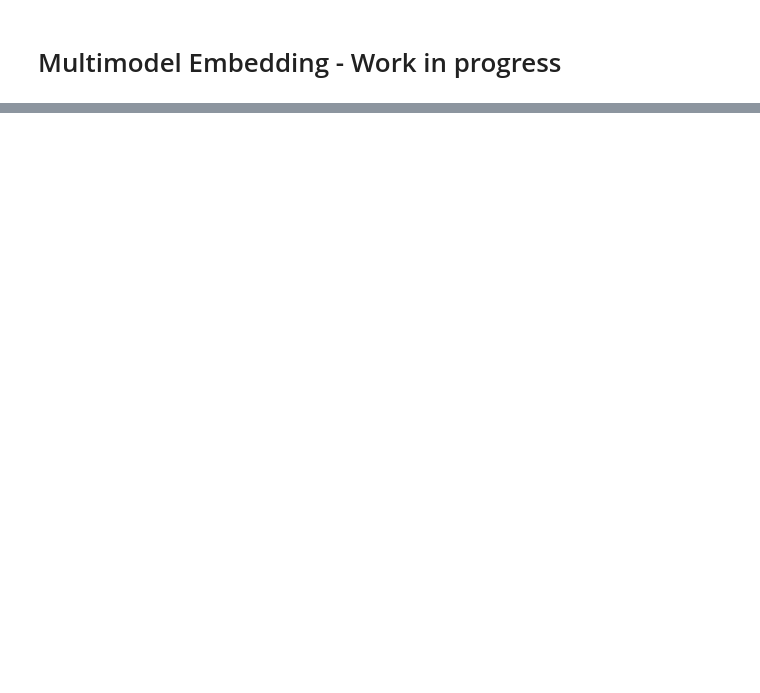
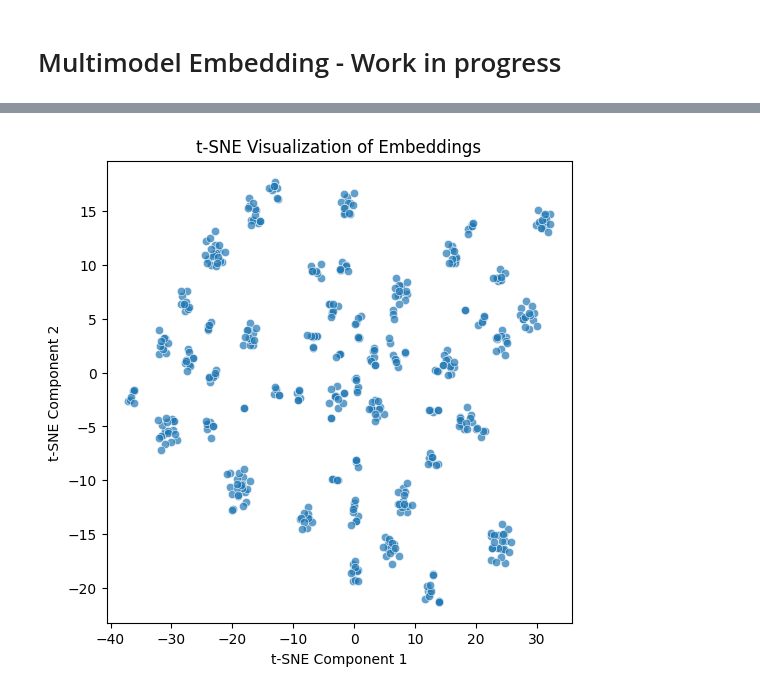
Before and after one commit to mmender2/Ai-DataScience, a Jupyter notebook: EnsLicPl.ipynb, the cells around one changed output, grey strips where cells are left out. Saved outputs shown, nothing was run; the diff lists cells and outputs as text; code cells hidden in the pictures; blank space fills up the shorter version.

```diff
--- a/EnsLicPl.ipynb
+++ b/EnsLicPl.ipynb
@@ -430,7 +430,7 @@ us_states = [
     'nebraska', 'nevada', 'new hampshire', 'new jersey', 'new mexico', 'new york',
     'north carolina', 'north dakota', 'ohio', 'oklahoma', 'oregon', 'pennsylvania',
     'rhode island', 'south carolina', 'south dakota', 'tennessee', 'texas', 'utah',
-    'vermont', 'virginia', 'washington', 'washingtondc', 'west virginia', 'wisconsin', 'wyoming'
+    'vermont', 'virginia', 'washington', 'west virginia', 'wisconsin', 'wyoming'
 ]
 # %%
 from google.cloud import vision
@@ -904,0 +838,14 @@ Time taken:  0.9994926452636719
+# %%
+# Create the two generators
+#train_gen = data_generator(train_data, char_to_num, batch_size=batch_size)
+#val_gen = data_generator(val_data, char_to_num, batch_size=batch_size)
+# Test the generators
+#train_inputs, train_outputs = next(train_gen)
+#val_inputs, val_outputs = next(val_gen)
+
+subset_size = 500
+subset_data = random.sample(data_list, subset_size)
+processed_images, processed_edges, image_labels = data_generator(subset_data, char_to_num)
+#processed_images, image_labels = data_generator(data_list, char_to_num)
+
+#final_inputs = next(final)
@@ -904,0 +955,28 @@ Time taken:  0.9994926452636719
+# %%
+# Assuming all_embeddings is defined as a list of dictionaries
+
+# Extract and concatenate text and image embeddings from all_embeddings
+concatenated_embeddings = [sample['text_embedding'] + sample['image_embedding'] for sample in all_embeddings]
+
+# Convert the concatenated embeddings to a numpy array
+concatenated_embeddings_array = np.array(concatenated_embeddings)
+
+# Apply t-SNE on the concatenated embeddings array
+tsne = TSNE(n_components=2, random_state=0)
+reduced_embeddings = tsne.fit_transform(concatenated_embeddings_array)
+
+# Now, you can use the corrected_reduced_embeddings for visualization.
+# %%
+from sklearn.manifold import TSNE
+import matplotlib.pyplot as plt
+
+
+# Plot the reduced embeddings
+plt.figure(figsize=(6, 6))
+plt.scatter(reduced_embeddings[:, 0], reduced_embeddings[:, 1], alpha=0.7, edgecolors='w', linewidth=0.5)
+plt.xlabel('t-SNE Component 1')
+plt.ylabel('t-SNE Component 2')
+plt.title('t-SNE Visualization of Embeddings')
+plt.show()
+# %% [output]
+[figure, added]
```
Also changed, not shown: parts of 23 cells of this notebook.
